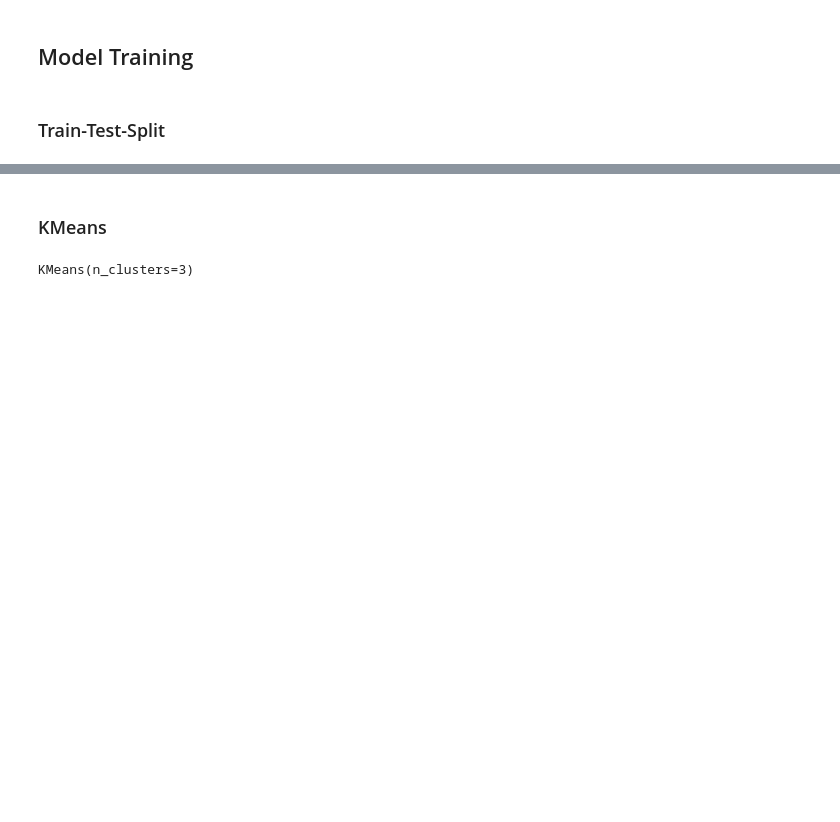
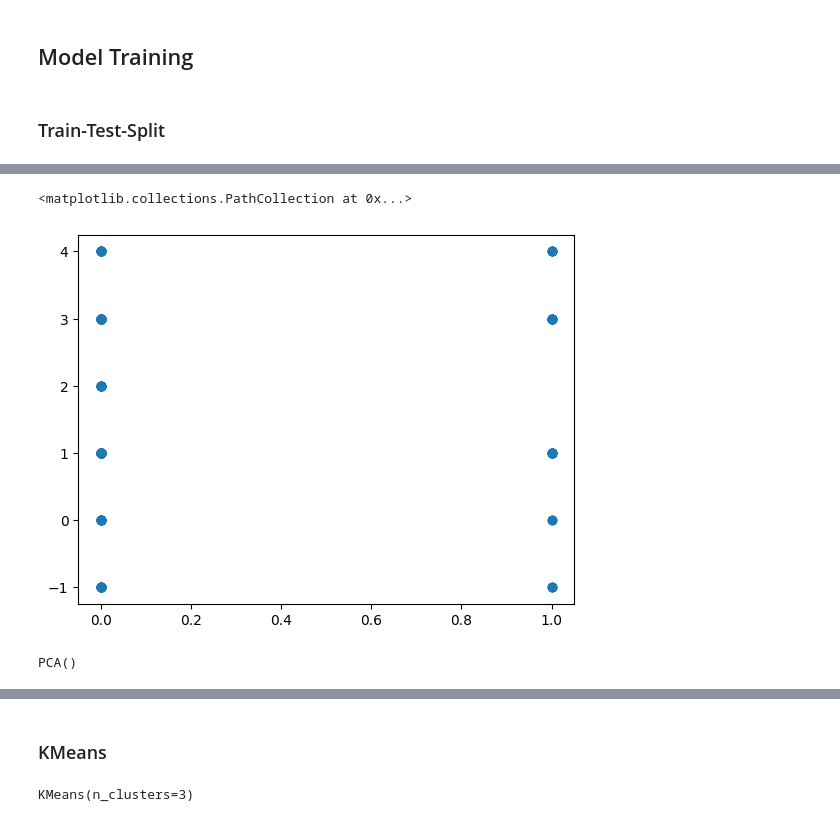
Before and after one commit to esoto15/text-tone-preference-analysis, a Jupyter notebook: data-analysis.ipynb, the cells around one changed output, grey strips where cells are left out. Drawn from its saved outputs; the diff is of its cells as text; code cells hidden in the pictures; blank space fills up the shorter version.

```diff
--- a/data-analysis.ipynb
+++ b/data-analysis.ipynb
@@ -234,0 +250,5 @@ X_train, X_test = train_test_split(X, test_size=0.5, random_state=42)
+# %%
+plt.scatter(encoded_data['choice_Persuasive'], encoded_data['age'])
+# %% [output]
+<matplotlib.collections.PathCollection at 0x...>
+[figure, added]
@@ -234,0 +259,4 @@ X_train, X_test = train_test_split(X, test_size=0.5, random_state=42)
+# %%
+model.fit(encoded_data)
+# %% [output]
+PCA()
```
Also changed, not shown: parts of 6 cells of this notebook, 1 other file.
